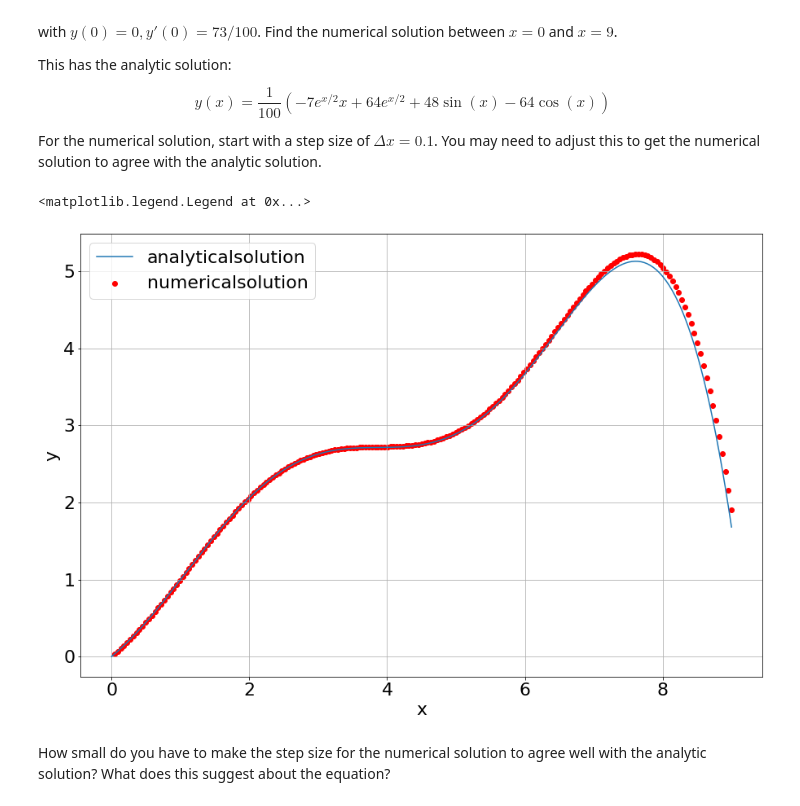
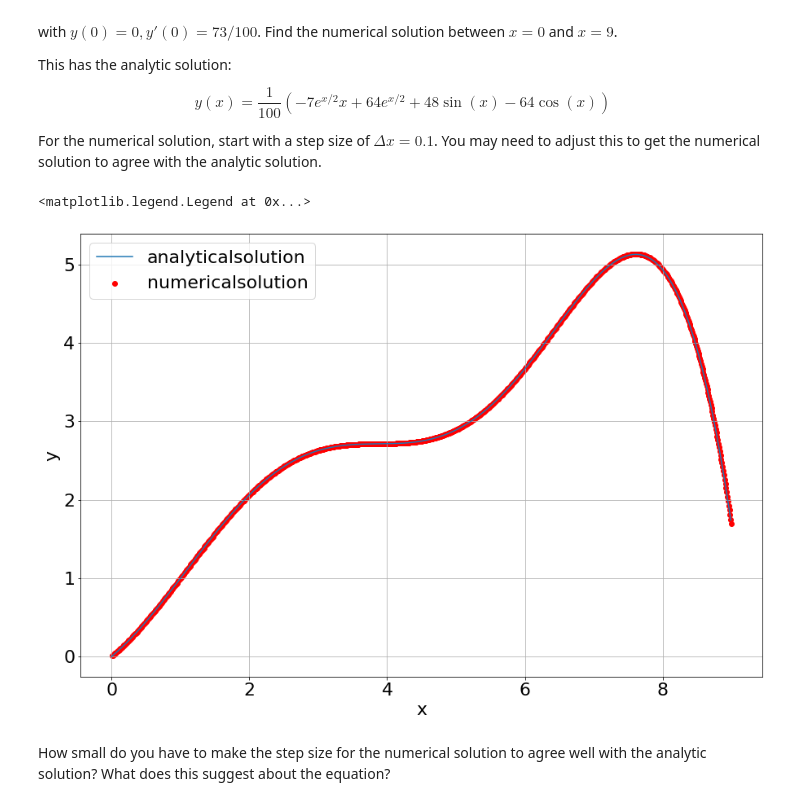
Before and after one commit to Kristian-Mele/ACM20030Assignments, a Jupyter notebook: ACM20030-Assignments-3.ipynb, the cells around one changed output. Drawn from its saved outputs; the diff is of its cells as text; code cells hidden in the pictures.

```diff
--- a/ACM20030-Assignments-3.ipynb
+++ b/ACM20030-Assignments-3.ipynb
@@ -208,20 +208,20 @@ def f2(x,y):
     f1=y[1]-(1/4)*y[0]-np.sin(x)
     return np.array([f0,f1])
 # %%
-ans=RK2(f2,0.045,0,[0,73/100],200)
+ans=RK2(f2,0.01,0,[0,0.73],900)
 # %%
-x=np.linspace(0,9,200)
+x=np.arange(0,9,0.01)
 y=(1/100)*(-7*np.exp(x/2)*x+64*np.exp(x/2)+48*np.sin(x)-64*np.cos(x))
 
 plt.plot(x,y,label="analyticalsolution")
 plt.grid(True)
 plt.scatter(ans[:,0], ans[:,1], color = 'r',label="numericalsolution")
 plt.xlabel("x")
 plt.ylabel("y")
 plt.legend()
 # %% [output]
 <matplotlib.legend.Legend at 0x...>
-[figure, old version]
+[figure, new version]
 # %% [markdown]
 How small do you have to make the step size for the numerical solution to agree well with the analytic solution? What does this suggest about the equation?
 # %% [markdown]
```
Also changed, not shown: parts of 10 cells of this notebook.
